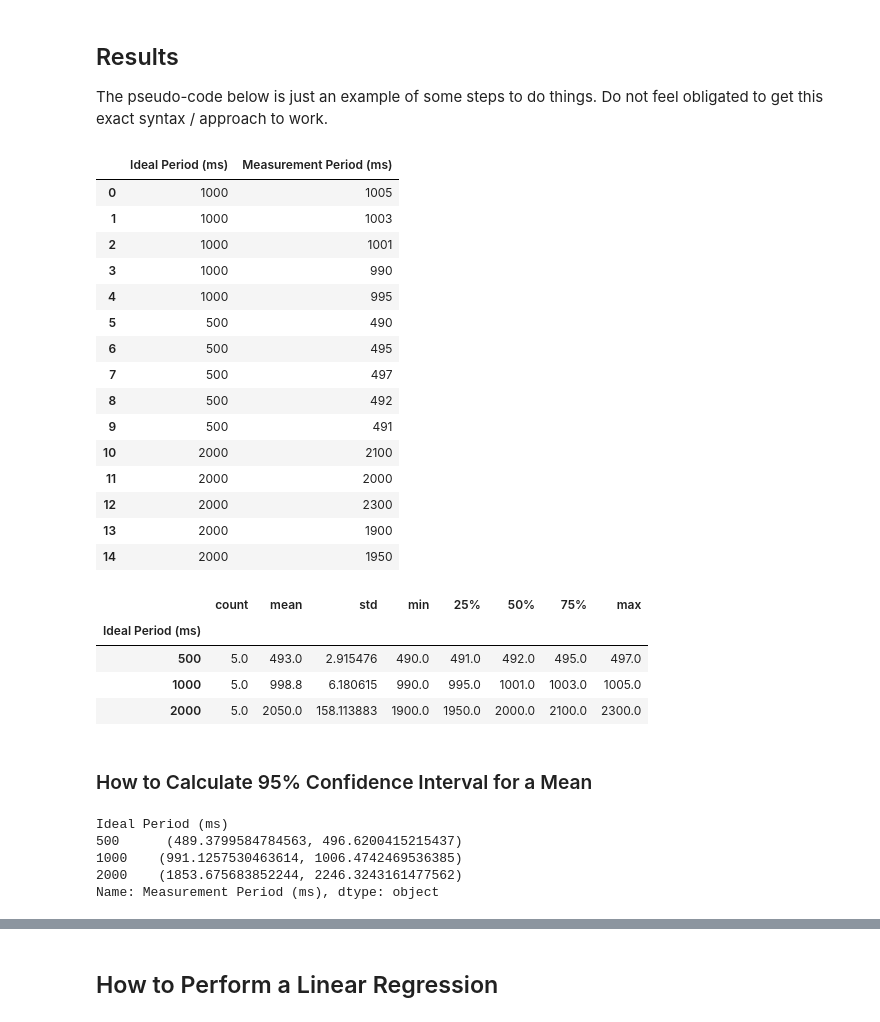
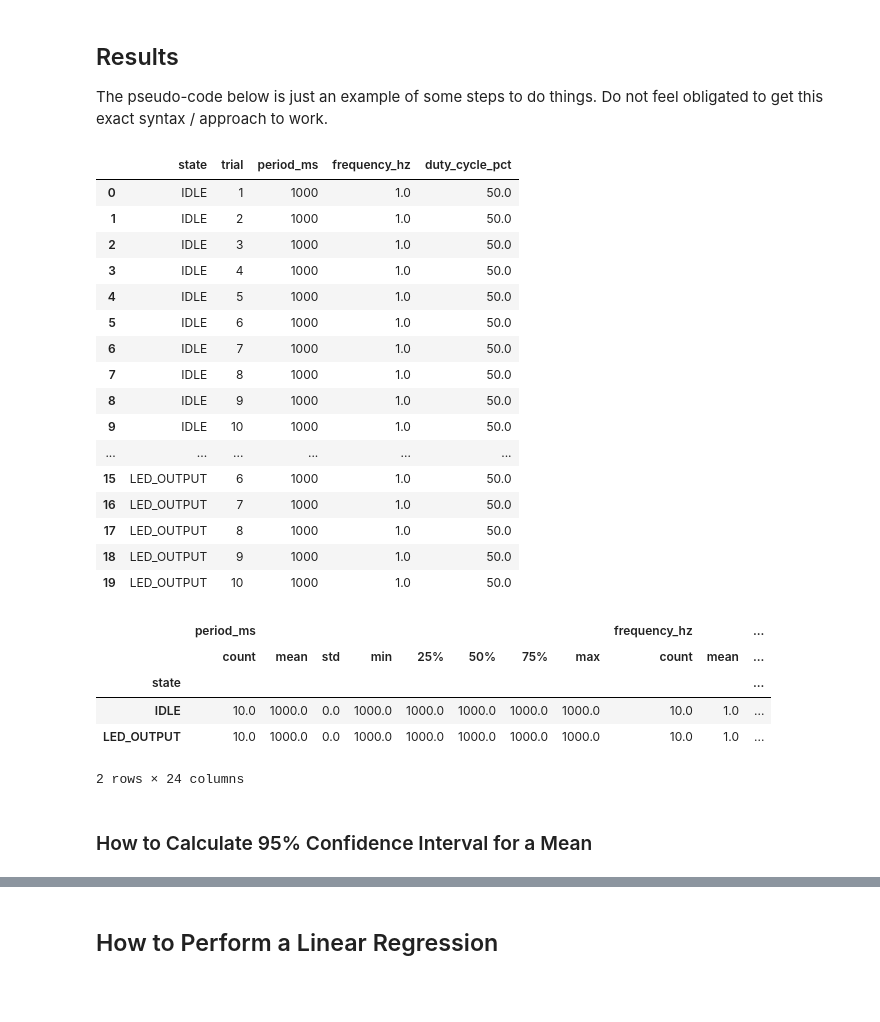
Before and after one commit to AlishaG15/Lightbox-MedTechPrototyping, a Jupyter notebook: testing/technical_report.ipynb, the cells around one changed output, grey strips where cells are left out. Saved outputs shown, nothing was run; the diff lists cells and outputs as text; code cells hidden in the pictures; blank space fills up the shorter version.

```diff
--- a/testing/technical_report.ipynb
+++ b/testing/technical_report.ipynb
@@ -24,51 +23,39 @@ The pseudo-code below is just an example of some steps to do things. Do not feel
 # %%
 import numpy as np
 import scipy as sp
 import matplotlib.pyplot as plt
 import pandas as pd
 import seaborn as sns
 
-# Load the data
-timing_data = pd.read_csv('data.csv')
-
-# Print the first few rows of the data
-timing_data.head(20)
+# Load heartbeat data
+hb_data = pd.read_csv('data_heartbeat.csv')
+hb_data.head(20)
 # %% [output]
-|  | Ideal Period (ms) | Measurement Period (ms) |
-| 0 | 1000 | 1005 |
-| 1 | 1000 | 1003 |
-| 2 | 1000 | 1001 |
-| 3 | 1000 | 990 |
-| 4 | 1000 | 995 |
-| 5 | 500 | 490 |
-| 6 | 500 | 495 |
-| 7 | 500 | 497 |
-| 8 | 500 | 492 |
-| 9 | 500 | 491 |
-| 10 | 2000 | 2100 |
-| 11 | 2000 | 2000 |
-| 12 | 2000 | 2300 |
-| 13 | 2000 | 1900 |
-| 14 | 2000 | 1950 |
+|  | state | trial | period_ms | frequency_hz | duty_cycle_pct |
+| 0 | IDLE | 1 | 1000 | 1.0 | 50.0 |
+| 1 | IDLE | 2 | 1000 | 1.0 | 50.0 |
+| 2 | IDLE | 3 | 1000 | 1.0 | 50.0 |
+| 3 | IDLE | 4 | 1000 | 1.0 | 50.0 |
+| 4 | IDLE | 5 | 1000 | 1.0 | 50.0 |
+| 5 | IDLE | 6 | 1000 | 1.0 | 50.0 |
+| 6 | IDLE | 7 | 1000 | 1.0 | 50.0 |
+| 7 | IDLE | 8 | 1000 | 1.0 | 50.0 |
+| 8 | IDLE | 9 | 1000 | 1.0 | 50.0 |
+| 9 | IDLE | 10 | 1000 | 1.0 | 50.0 |
+| ... | ... | ... | ... | ... | ... |
+| 15 | LED_OUTPUT | 6 | 1000 | 1.0 | 50.0 |
+| 16 | LED_OUTPUT | 7 | 1000 | 1.0 | 50.0 |
+| 17 | LED_OUTPUT | 8 | 1000 | 1.0 | 50.0 |
+| 18 | LED_OUTPUT | 9 | 1000 | 1.0 | 50.0 |
+| 19 | LED_OUTPUT | 10 | 1000 | 1.0 | 50.0 |
-# %%
-timing_data.groupby('Ideal Period (ms)')['Measurement Period (ms)'].describe()
-# %% [output]
-|  | count | mean | std | min | 25% | 50% | 75% | max |
-| Ideal Period (ms) |  |  |  |  |  |  |  |  |
-| 500 | 5.0 | 493.0 | 2.915476 | 490.0 | 491.0 | 492.0 | 495.0 | 497.0 |
-| 1000 | 5.0 | 998.8 | 6.180615 | 990.0 | 995.0 | 1001.0 | 1003.0 | 1005.0 |
-| 2000 | 5.0 | 2050.0 | 158.113883 | 1900.0 | 1950.0 | 2000.0 | 2100.0 | 2300.0 |
+# %%
+hb_data.groupby('state')[['period_ms', 'frequency_hz', 'duty_cycle_pct']].describe()
+# %% [output]
+|  | period_ms |  |  |  |  |  |  |  | frequency_hz |  | ... |
+|  | count | mean | std | min | 25% | 50% | 75% | max | count | mean | ... |
+| state |  |  |  |  |  |  |  |  |  |  | ... |
+| IDLE | 10.0 | 1000.0 | 0.0 | 1000.0 | 1000.0 | 1000.0 | 1000.0 | 1000.0 | 10.0 | 1.0 | ... |
+| LED_OUTPUT | 10.0 | 1000.0 | 0.0 | 1000.0 | 1000.0 | 1000.0 | 1000.0 | 1000.0 | 10.0 | 1.0 | ... |
+2 rows × 24 columns
 # %% [markdown]
 ### How to Calculate 95% Confidence Interval for a Mean
-# %%
-# calculate the 95% confidence intervals
-confidence_interval = timing_data.groupby('Ideal Period (ms)')['Measurement Period (ms)'].apply(
-    lambda x: sp.stats.t.interval(0.95, len(x)-1, loc=np.mean(x), scale=sp.stats.sem(x))
-)
-print(confidence_interval)
-# %% [output]
-Ideal Period (ms)
-500      (489.3799584784563, 496.6200415215437)
-1000    (991.1257530463614, 1006.4742469536385)
-2000    (1853.675683852244, 2246.3243161477562)
-Name: Measurement Period (ms), dtype: object
```
Also changed, not shown: parts of 13 cells of this notebook, 14 other files.
